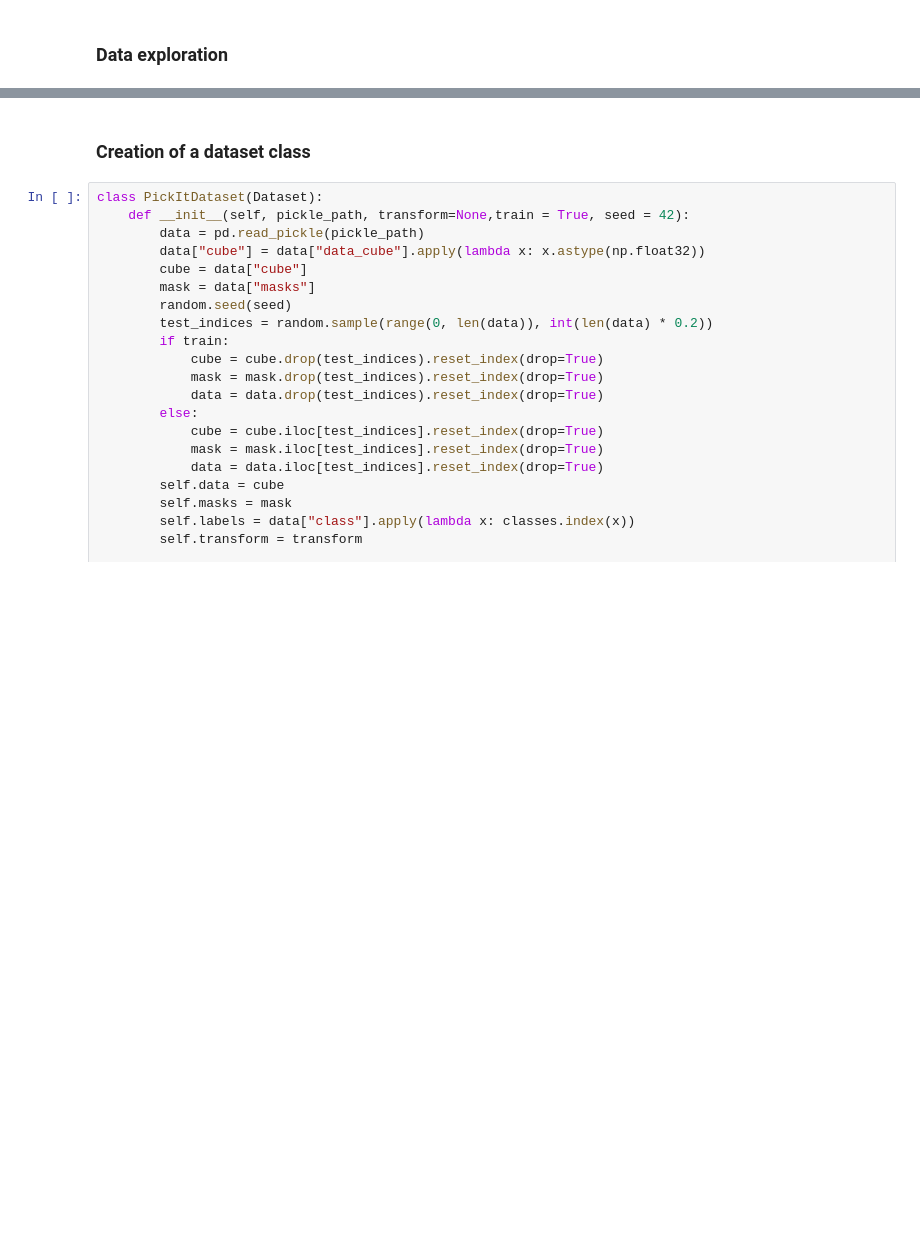
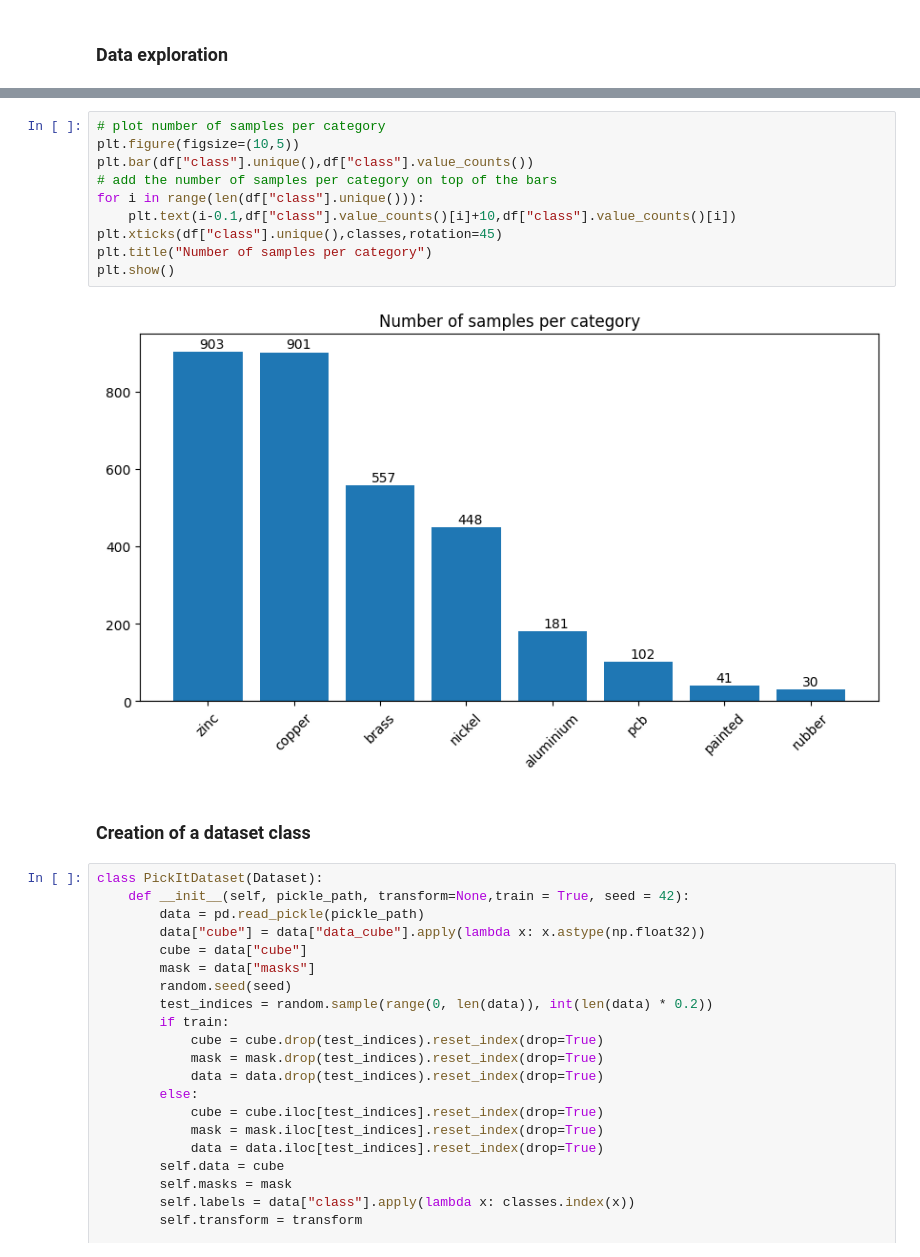
Before and after one commit to lambi702/DL-Pick_it, a Jupyter notebook: pick-it.ipynb, the cells around one changed output, grey strips where cells are left out. Drawn from its saved outputs; the diff is of its cells as text; blank space fills up the shorter version.

```diff
--- a/pick-it.ipynb
+++ b/pick-it.ipynb
@@ -65,3 +68,15 @@ Catogories to int:  {'zinc': 0, 'copper': 1, 'brass': 2, 'nickel': 3, 'aluminium
+# %%
+# plot number of samples per category
+plt.figure(figsize=(10,5))
+plt.bar(df["class"].unique(),df["class"].value_counts())
+# add the number of samples per category on top of the bars
+for i in range(len(df["class"].unique())):
+    plt.text(i-0.1,df["class"].value_counts()[i]+10,df["class"].value_counts()[i])
+plt.xticks(df["class"].unique(),classes,rotation=45)
+plt.title("Number of samples per category")
+plt.show()
+# %% [output]
+[figure, added]
 # %% [markdown]
 ### Creation of a dataset class
 # %%
```
Also changed, not shown: parts of 12 cells of this notebook, 2 other files.
